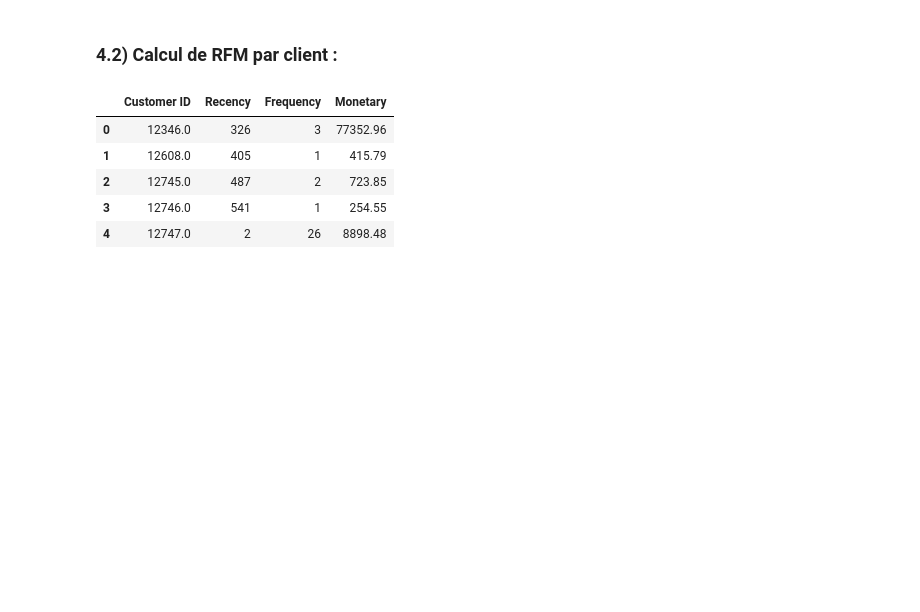
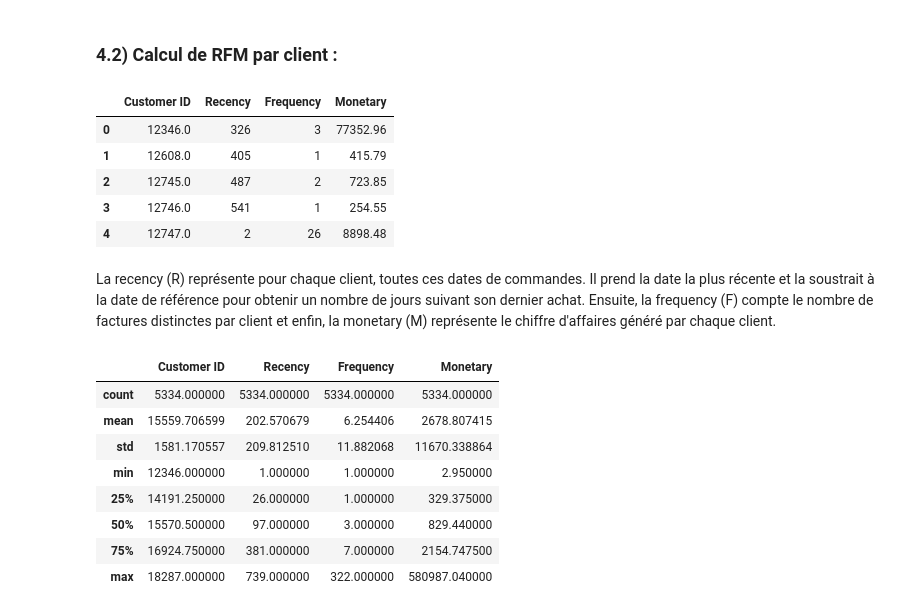
Before and after one commit to Nithilan16/Online_retail-rfm-segmentation, a Jupyter notebook: notebooks/online_retail.ipynb, the cells around one changed output. Saved outputs shown, nothing was run; the diff lists cells and outputs as text; code cells hidden in the pictures; blank space fills up the shorter version.

```diff
--- a/notebooks/online_retail.ipynb
+++ b/notebooks/online_retail.ipynb
@@ -778,3 +778,17 @@ rfm.head()
 | 2 | 12745.0 | 487 | 2 | 723.85 |
 | 3 | 12746.0 | 541 | 1 | 254.55 |
 | 4 | 12747.0 | 2 | 26 | 8898.48 |
+# %% [markdown]
+La recency (R) représente pour chaque client, toutes ces dates de commandes. Il prend la date la plus récente et la soustrait à la date de référence pour obtenir un nombre de jours suivant son dernier achat. Ensuite, la frequency (F) compte le nombre de factures distinctes par client et enfin, la monetary (M) représente le chiffre d'affaires généré par chaque client.
+# %%
+rfm.describe()
+# %% [output]
+|  | Customer ID | Recency | Frequency | Monetary |
+| count | 5334.000000 | 5334.000000 | 5334.000000 | 5334.000000 |
+| mean | 15559.706599 | 202.570679 | 6.254406 | 2678.807415 |
+| std | 1581.170557 | 209.812510 | 11.882068 | 11670.338864 |
+| min | 12346.000000 | 1.000000 | 1.000000 | 2.950000 |
+| 25% | 14191.250000 | 26.000000 | 1.000000 | 329.375000 |
+| 50% | 15570.500000 | 97.000000 | 3.000000 | 829.440000 |
+| 75% | 16924.750000 | 381.000000 | 7.000000 | 2154.747500 |
+| max | 18287.000000 | 739.000000 | 322.000000 | 580987.040000 |
```
Also changed, not shown: parts of 22 cells of this notebook.
